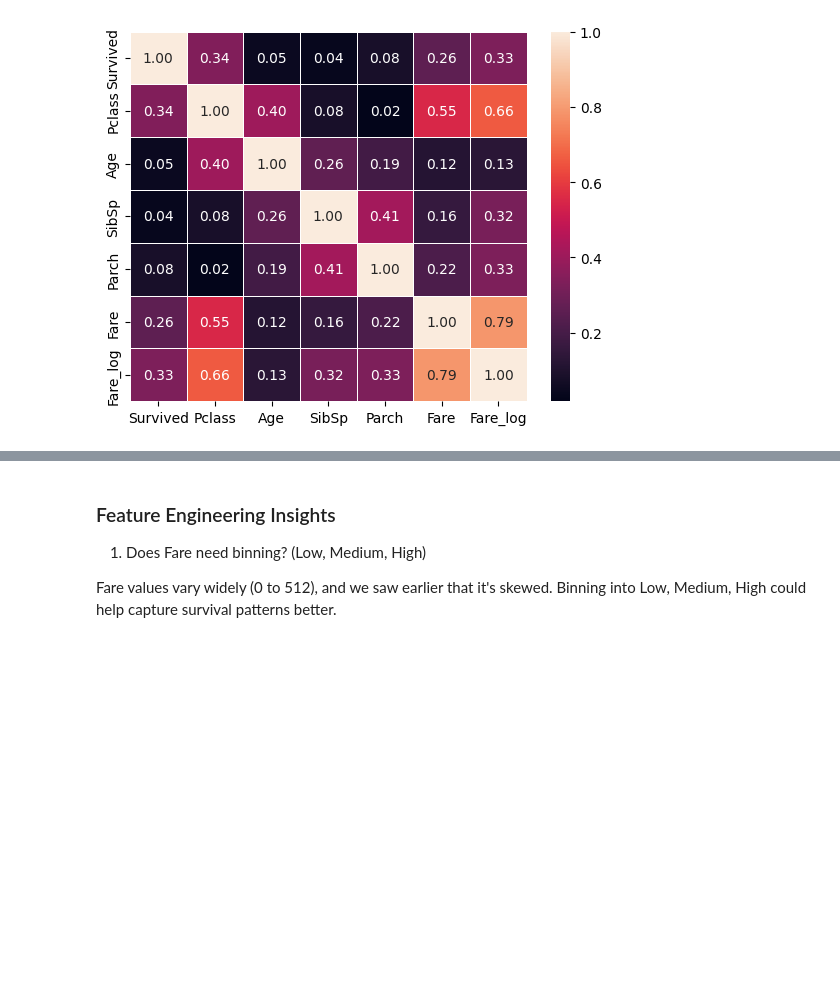
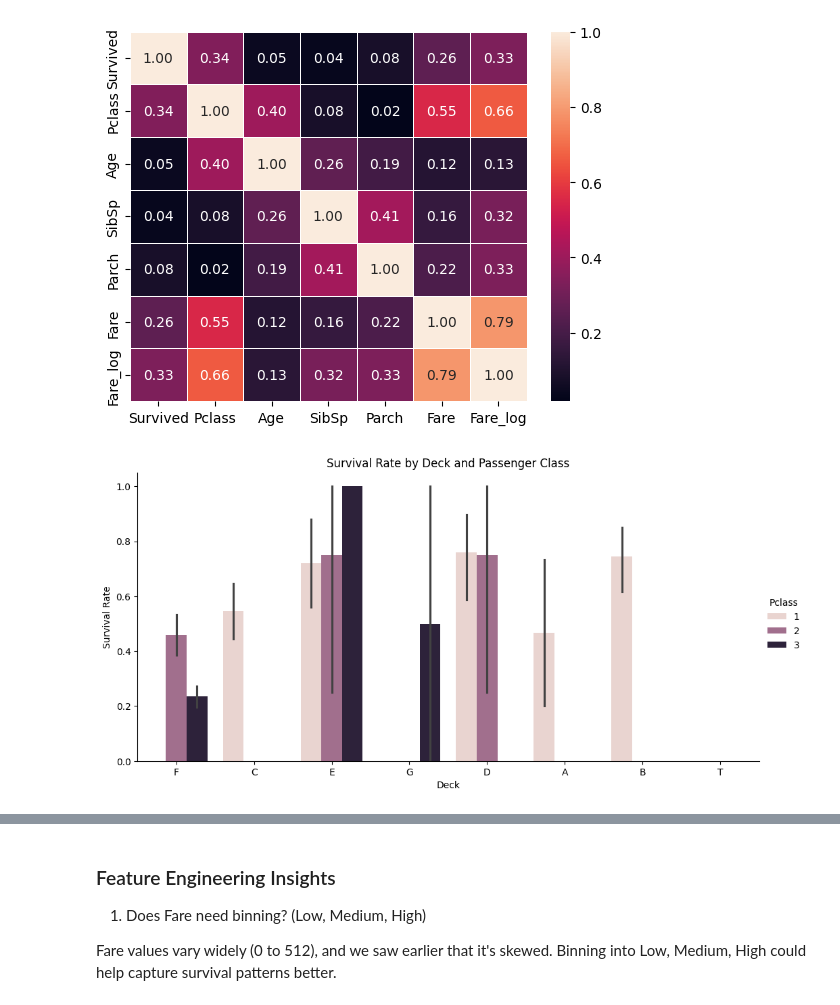
Before and after one commit to Pandey23000Om/titanic-ml-deployment, a Jupyter notebook: notebook/EDA-3.ipynb, the cells around one changed output, grey strips where cells are left out. Cells and saved outputs as stored; diff of their text form; code cells hidden in the pictures; blank space fills up the shorter version.

```diff
--- a/notebook/EDA-3.ipynb
+++ b/notebook/EDA-3.ipynb
@@ -238,3 +263,14 @@ sns.heatmap(train_df.select_dtypes(include=['number']).corr().abs(), annot=True,
 # %% [output]
 <Axes: >
 [figure]
+# %%
+sns.catplot(
+    x='Deck', y='Survived', hue='Pclass',
+    data=train_df, kind='bar', height=5, aspect=2
+)
+plt.title("Survival Rate by Deck and Passenger Class")
+plt.ylabel("Survival Rate")
+plt.xlabel("Deck")
+plt.show()
+# %% [output]
+[figure, added]
```
Also changed, not shown: parts of 20 cells of this notebook.
